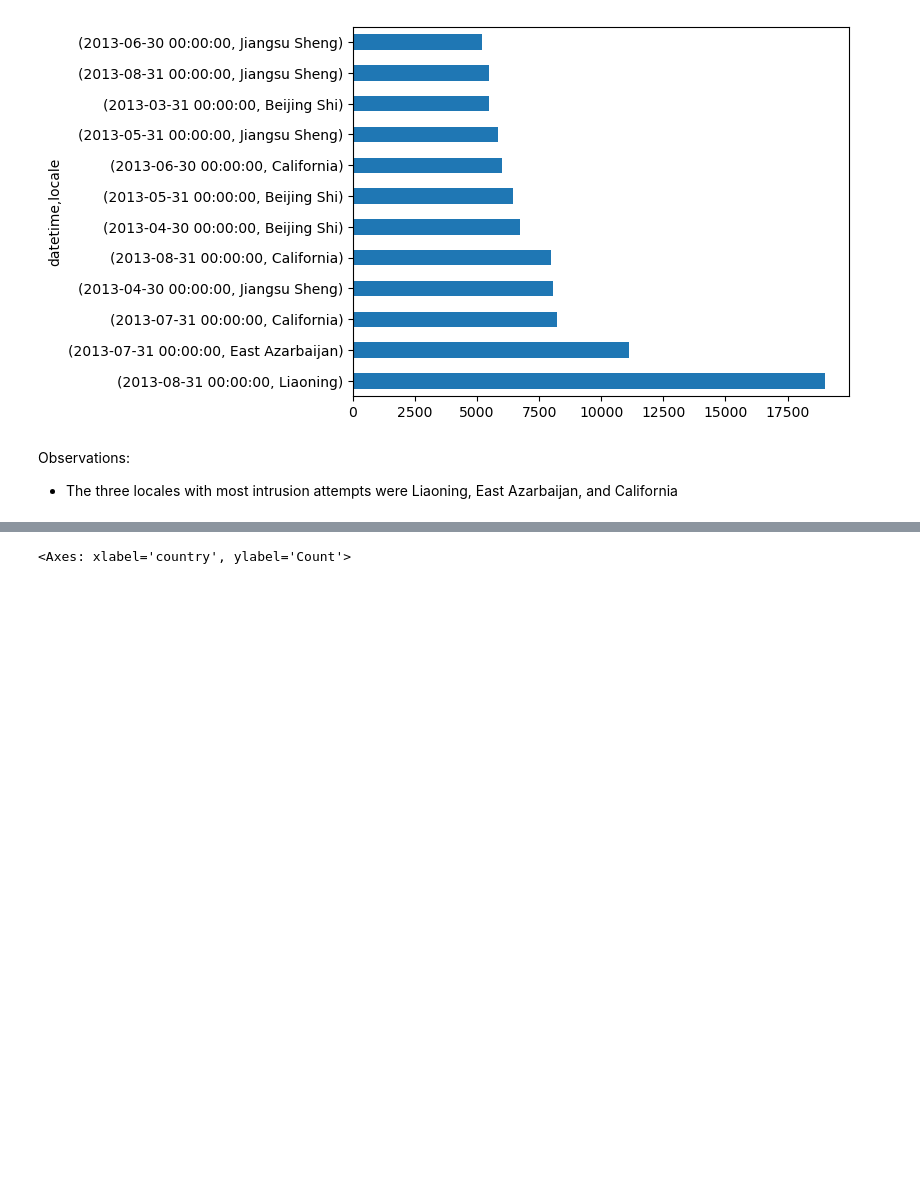
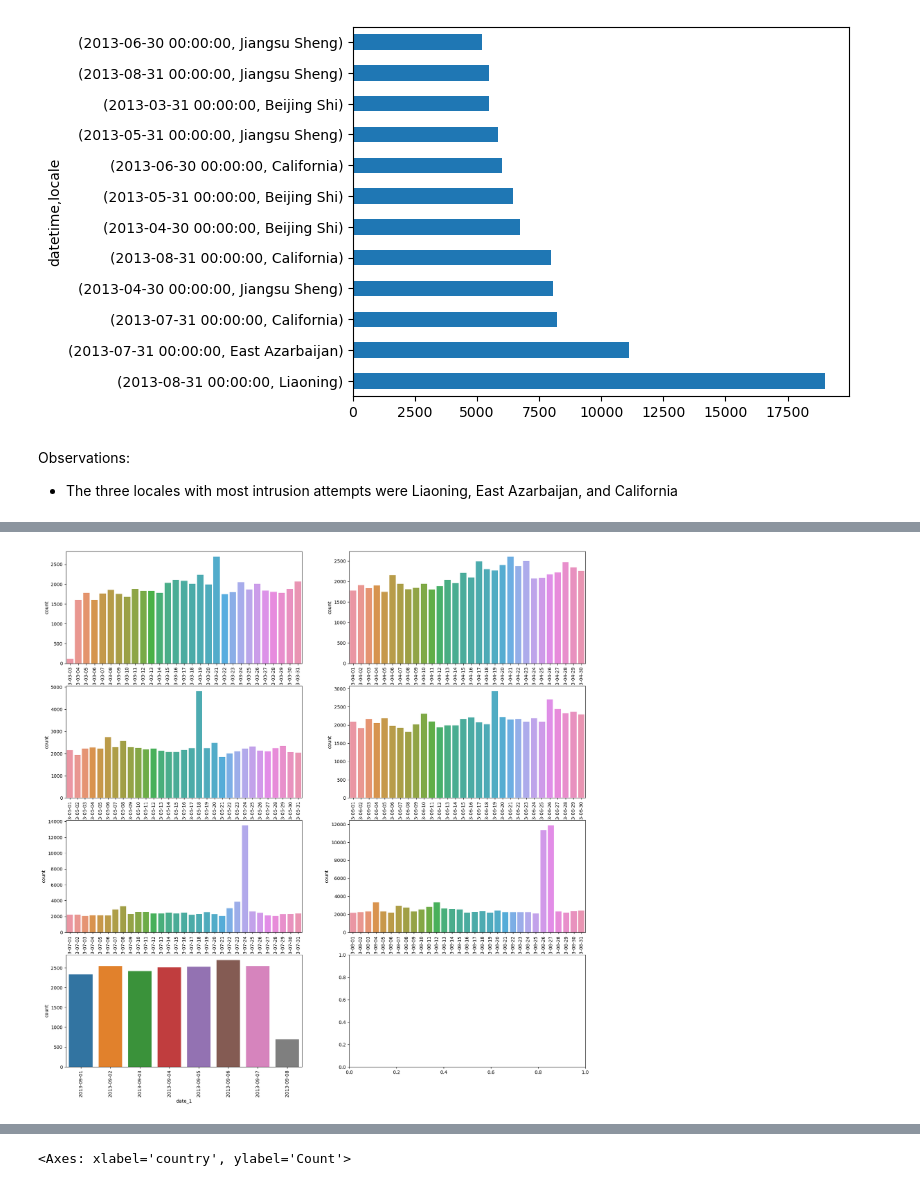
Before and after one commit to CarlosEM3/data-intrusion, a Jupyter notebook: code/Intrusion EDA.ipynb, the cells around one changed output, grey strips where cells are left out. Saved outputs shown, nothing was run; the diff lists cells and outputs as text; code cells hidden in the pictures; blank space fills up the shorter version.

```diff
--- a/code/Intrusion EDA.ipynb
+++ b/code/Intrusion EDA.ipynb
@@ -204,0 +219,12 @@ Observations:
+# %%
+df['date_stripped'] = df['datetime'].apply(strip_datetime)
+# %%
+def get_date(date):
+    """
+    Helper function to get date without time for easier grouping
+    """
+    return date.date()#.strftime('%d %b %Y')
+# %%
+df['date_1'] = df['date_stripped'].apply(get_date)
+# %%
+df['month'] = df['date_1'].apply(lambda x: x.month)
@@ -204,0 +240,18 @@ Observations:
+# %%
+fig, axs = plt.subplots(4, 2)
+fig.set_size_inches(20, 20)
+
+max_by_month = []
+
+count = 0
+for month, group in df.groupby('month'):
+    max_by_month.append(group['date_1'].mode()[0])
+    if count == 0:
+        x, y = 0, 0
+    else:
+        x, y = math.floor(count / 2), count % 2
+    axs[x, y].tick_params(axis='x', rotation=90)
+    sns.countplot(x='date_1', data=group, ax=axs[x, y])
+    count += 1
+# %% [output]
+[figure, added]
```
Also changed, not shown: parts of 24 cells of this notebook.
